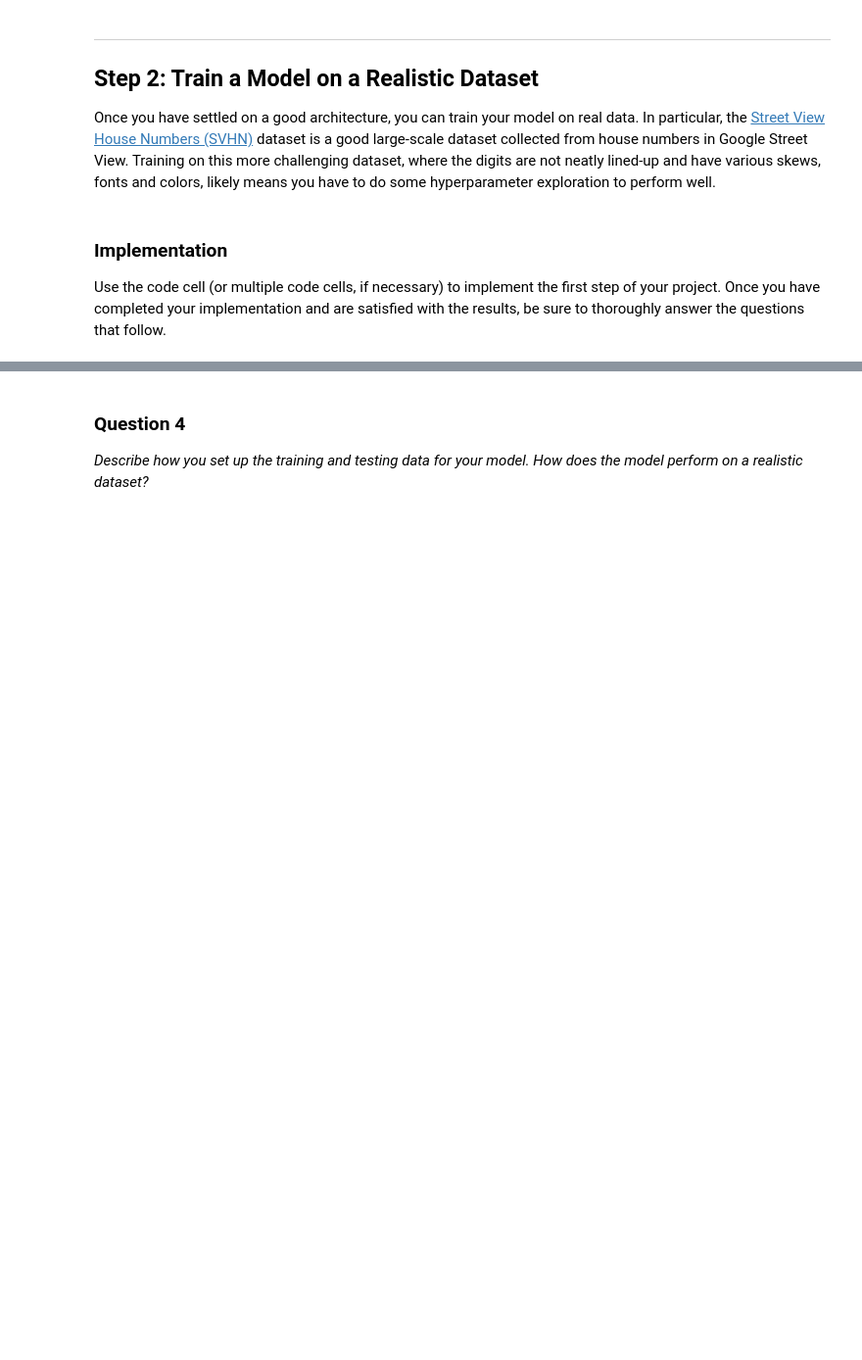
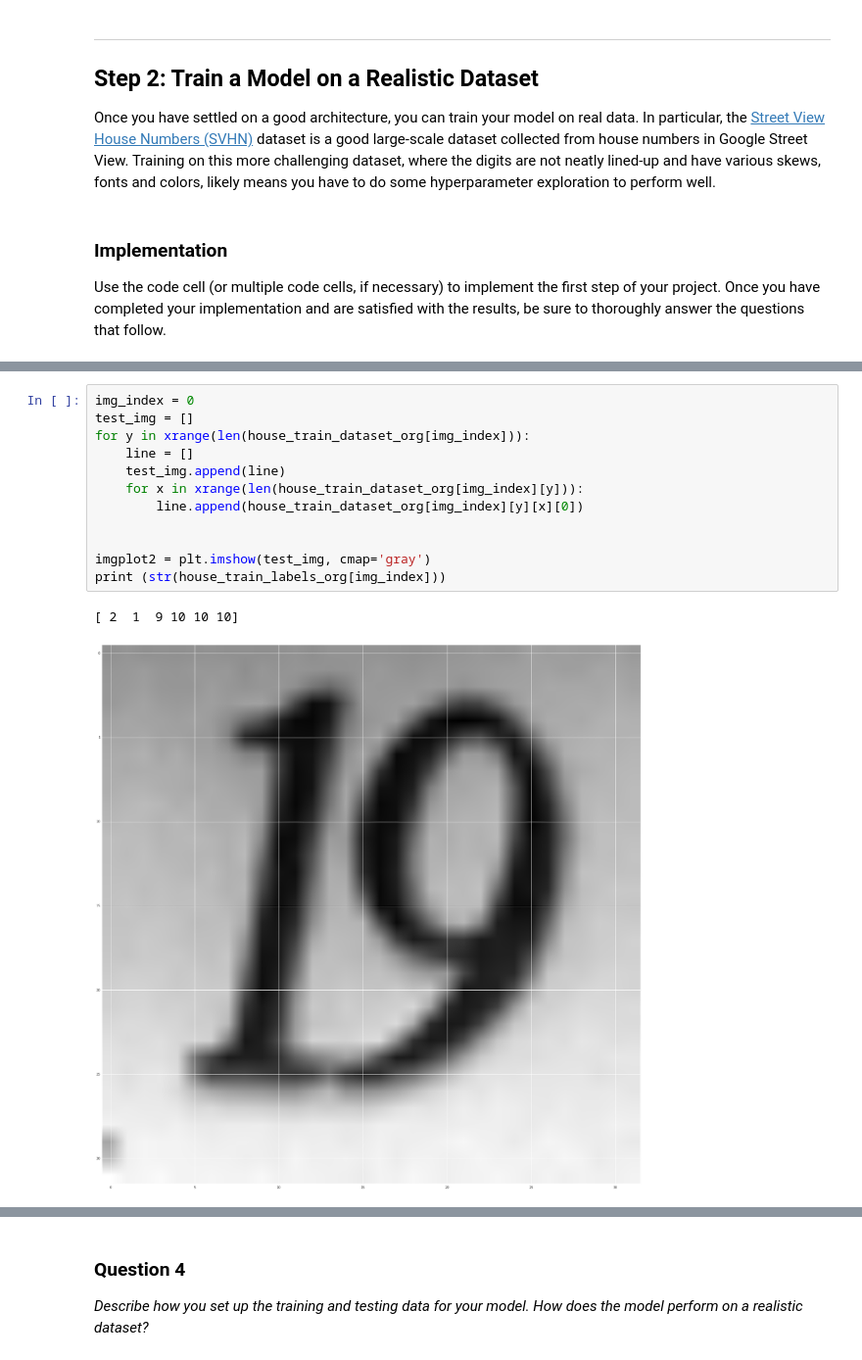
Before and after one commit to kiril-me/machine-learning, a Jupyter notebook: projects/digit_recognition/digit_recognition.ipynb, the cells around one changed output, grey strips where cells are left out. Shown: that part at 98% size. Saved outputs shown, nothing was run; the diff lists cells and outputs as text; blank space fills up the shorter version.

```diff
--- a/projects/digit_recognition/digit_recognition.ipynb
+++ b/projects/digit_recognition/digit_recognition.ipynb
@@ -332,0 +967,15 @@ Use the code cell (or multiple code cells, if necessary) to implement the first
+# %%
+img_index = 0
+test_img = []
+for y in xrange(len(house_train_dataset_org[img_index])):
+    line = []
+    test_img.append(line)
+    for x in xrange(len(house_train_dataset_org[img_index][y])):
+        line.append(house_train_dataset_org[img_index][y][x][0])
+
+
+imgplot2 = plt.imshow(test_img, cmap='gray')
+print (str(house_train_labels_org[img_index]))
+# %% [output]
+[ 2  1  9 10 10 10]
+[figure, added]
```
Also changed, not shown: parts of 36 cells of this notebook.
